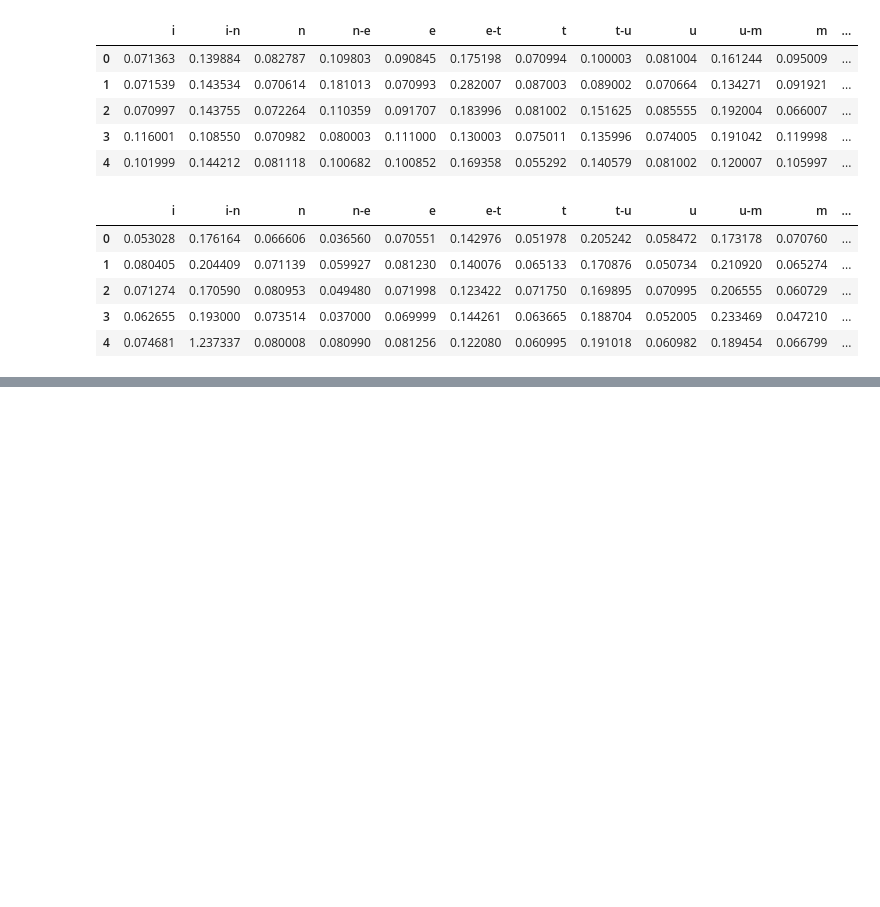
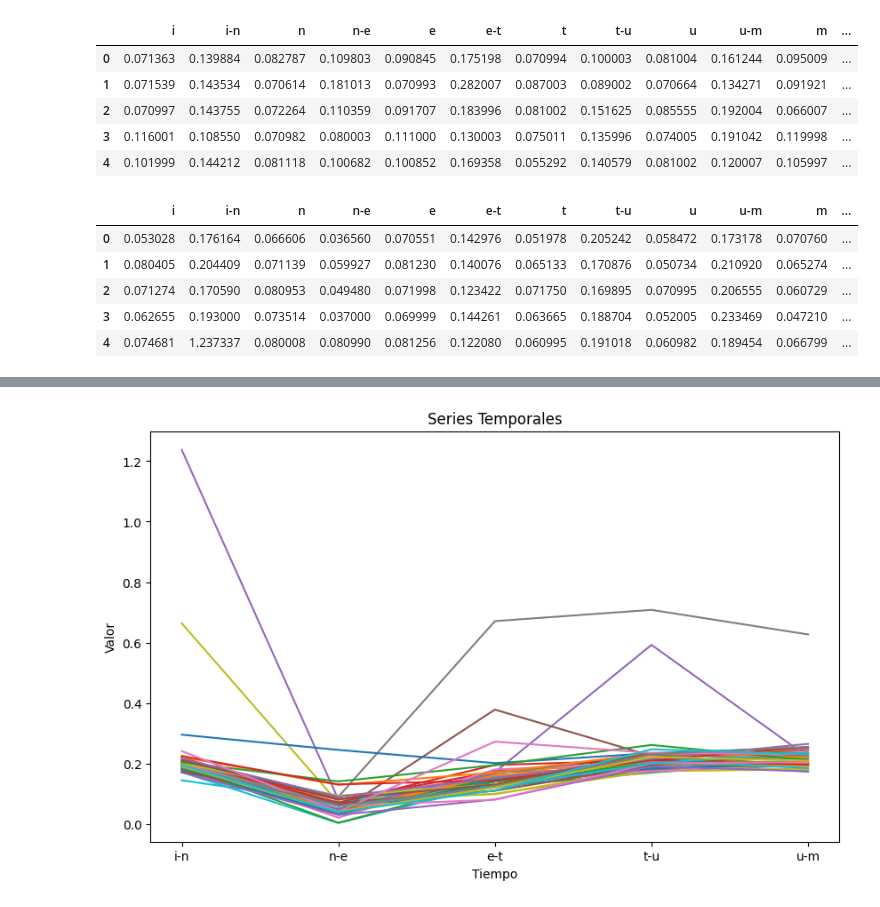
Before and after one commit to jorgesaenzdemiera/Key-Security, a Jupyter notebook: code/clasification.ipynb, the cells around one changed output, grey strips where cells are left out. Saved outputs shown, nothing was run; the diff lists cells and outputs as text; code cells hidden in the pictures; blank space fills up the shorter version.

```diff
--- a/code/clasification.ipynb
+++ b/code/clasification.ipynb
@@ -36,0 +106,4 @@ df_preprocessed_jorge.head()
+# %%
+mostrar_series(df_espacios_jorge)
+# %% [output]
+[figure, added]
```
Also changed, not shown: parts of 19 cells of this notebook.
